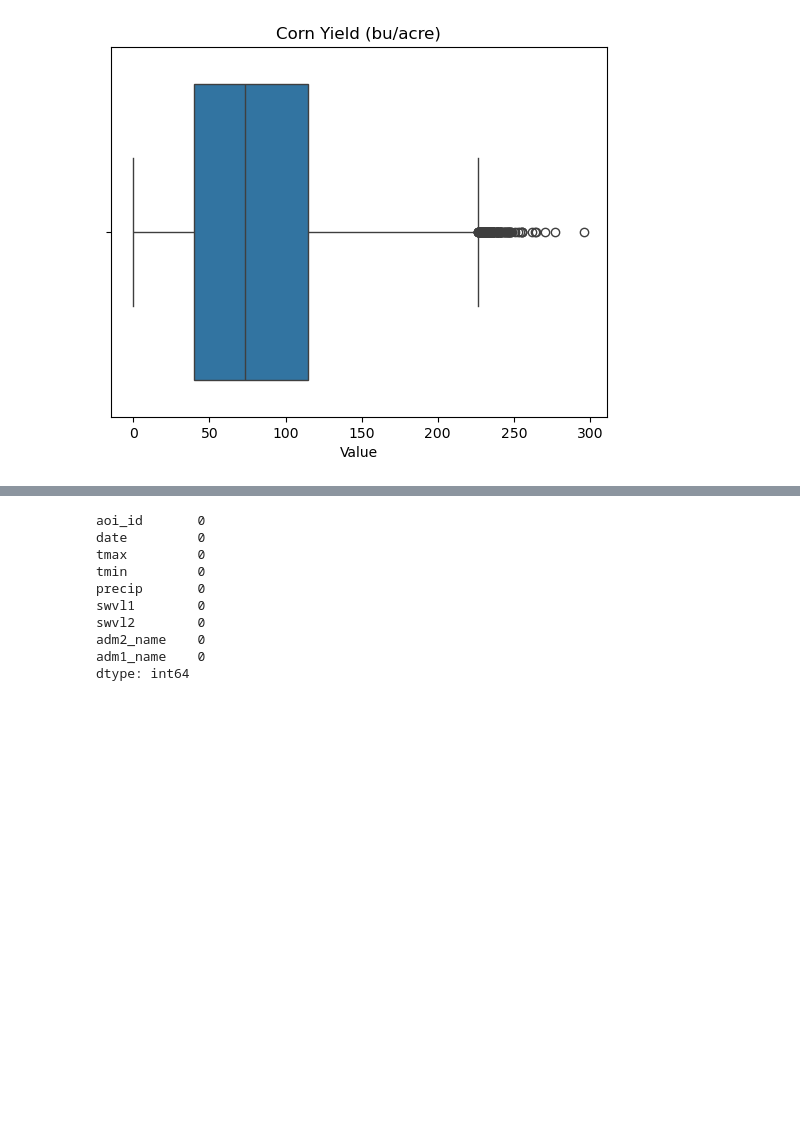
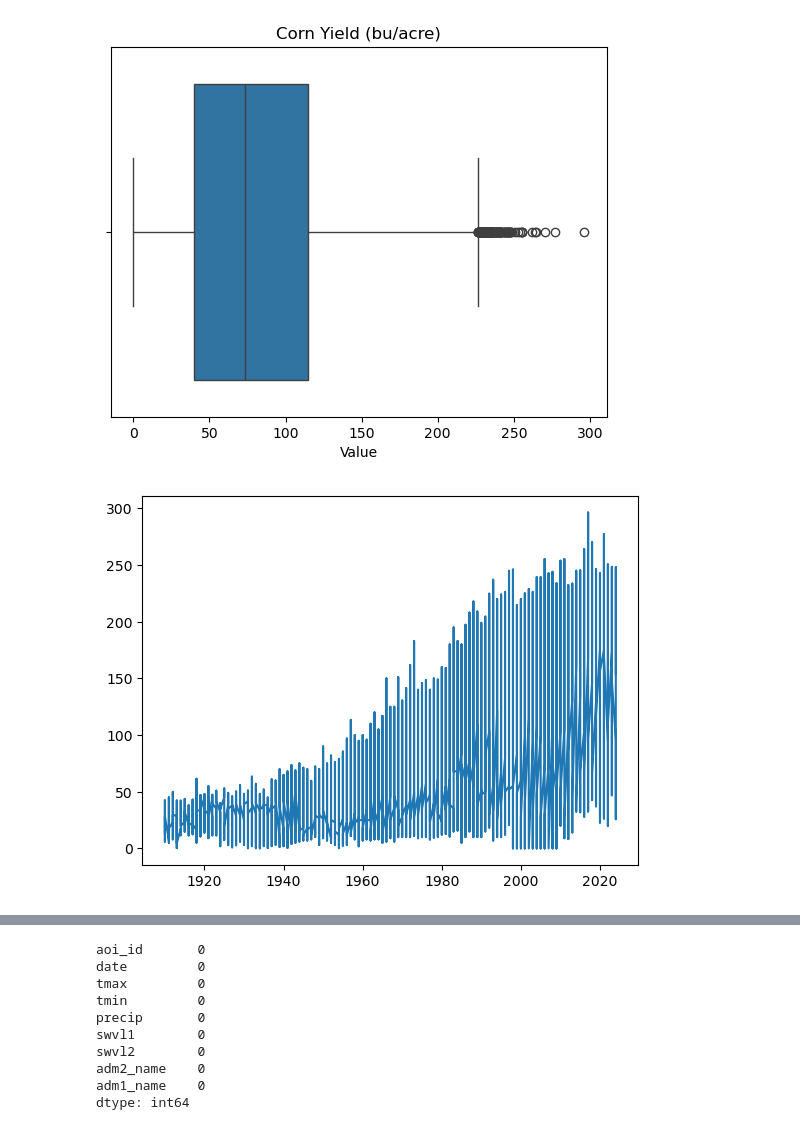
Before and after one commit to AntonioDonnangelo/Predicting-2024-US-Corn-Yield, a Jupyter notebook: Predicting_2024_US_Corn_Yield.ipynb, the cells around one changed output, grey strips where cells are left out. Saved outputs shown, nothing was run; the diff lists cells and outputs as text; code cells hidden in the pictures; blank space fills up the shorter version.

```diff
--- a/Predicting_2024_US_Corn_Yield.ipynb
+++ b/Predicting_2024_US_Corn_Yield.ipynb
@@ -206,3 +226,8 @@ plt.title('Corn Yield (bu/acre)')
 plt.show()
 # %% [output]
 [figure]
+# %%
+plt.plot(df['year'], df['Value'])
+plt.show()
+# %% [output]
+[figure, added]
```
Also changed, not shown: parts of 47 cells of this notebook.
